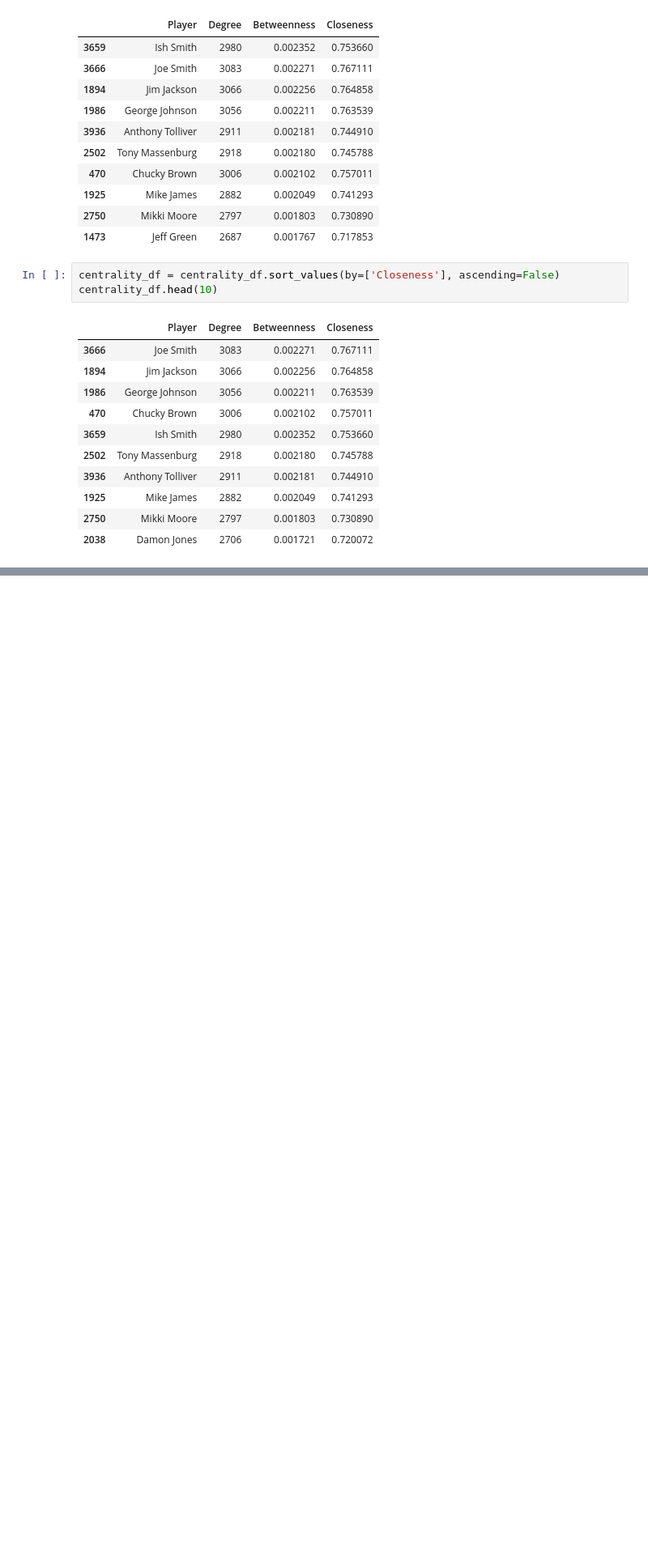
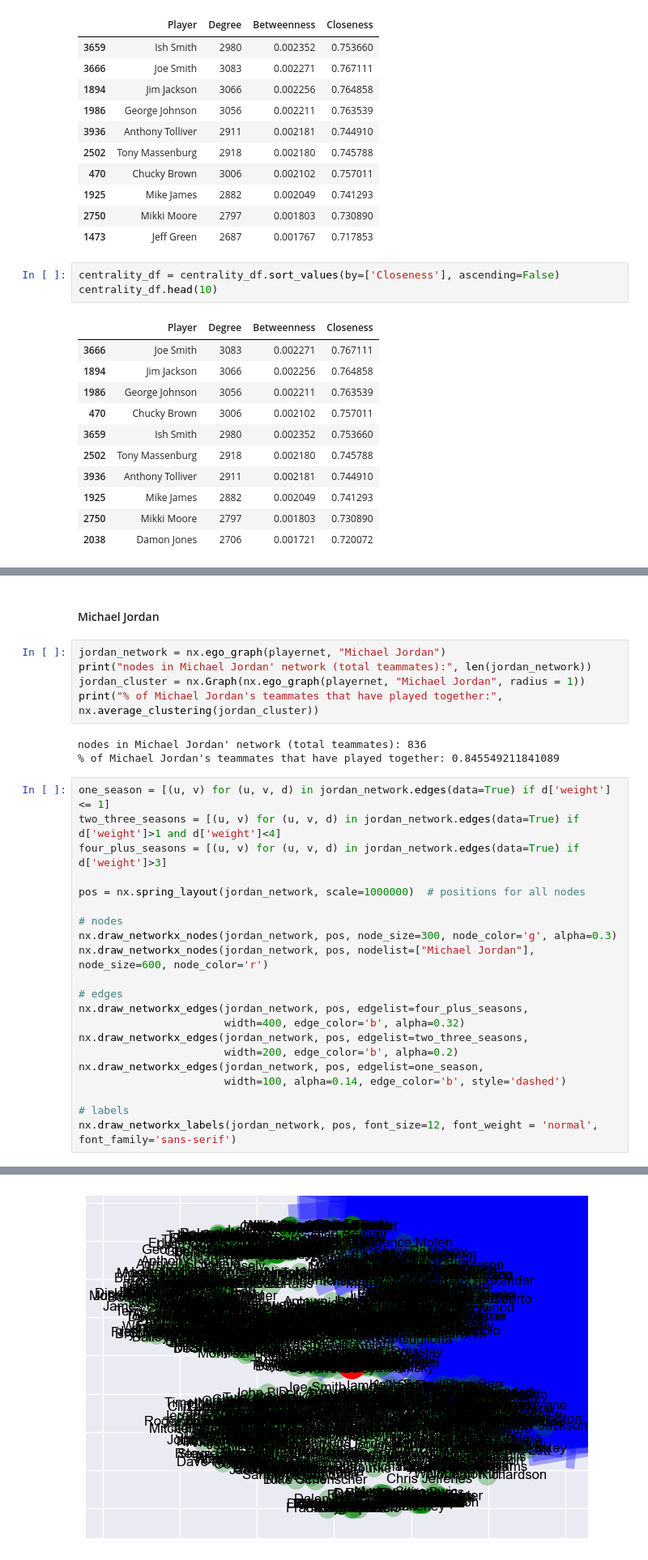
Before and after one commit to Saffian-Asghar/NBA_Network_Analysis, a Jupyter notebook: Notebooks/Network_Analysis.ipynb, the cells around one changed output, grey strips where cells are left out. Shown: that part at 81% size. Cells and saved outputs as stored; diff of their text form; blank space fills up the shorter version.

Commit message:
michael jordan

```diff
--- a/Notebooks/Network_Analysis.ipynb
+++ b/Notebooks/Network_Analysis.ipynb
@@ -240,0 +227,32 @@ centrality_df.head(10)
+# %% [markdown]
+#### Michael Jordan
+# %%
+jordan_network = nx.ego_graph(playernet, "Michael Jordan")
+print("nodes in Michael Jordan' network (total teammates):", len(jordan_network))
+jordan_cluster = nx.Graph(nx.ego_graph(playernet, "Michael Jordan", radius = 1))
+print("% of Michael Jordan's teammates that have played together:", nx.average_clustering(jordan_cluster))
+# %% [output]
+nodes in Michael Jordan' network (total teammates): 836
+% of Michael Jordan's teammates that have played together: 0.845549211841089
+# %%
+one_season = [(u, v) for (u, v, d) in jordan_network.edges(data=True) if d['weight'] <= 1]
+two_three_seasons = [(u, v) for (u, v, d) in jordan_network.edges(data=True) if d['weight']>1 and d['weight']<4]
+four_plus_seasons = [(u, v) for (u, v, d) in jordan_network.edges(data=True) if d['weight']>3]
+
+pos = nx.spring_layout(jordan_network, scale=1000000)  # positions for all nodes
+
+# nodes
+nx.draw_networkx_nodes(jordan_network, pos, node_size=300, node_color='g', alpha=0.3)
+nx.draw_networkx_nodes(jordan_network, pos, nodelist=["Michael Jordan"], node_size=600, node_color='r')
+
+# edges
+nx.draw_networkx_edges(jordan_network, pos, edgelist=four_plus_seasons,
+                       width=400, edge_color='b', alpha=0.32)
+nx.draw_networkx_edges(jordan_network, pos, edgelist=two_three_seasons,
+                       width=200, edge_color='b', alpha=0.2)
+nx.draw_networkx_edges(jordan_network, pos, edgelist=one_season,
+                       width=100, alpha=0.14, edge_color='b', style='dashed')
+
+# labels
+nx.draw_networkx_labels(jordan_network, pos, font_size=12, font_weight = 'normal', font_family='sans-serif')
+# %% [output]
@@ -240,0 +276 @@ centrality_df.head(10)
+[figure, added]
```
Also changed, not shown: parts of 5 cells of this notebook.
